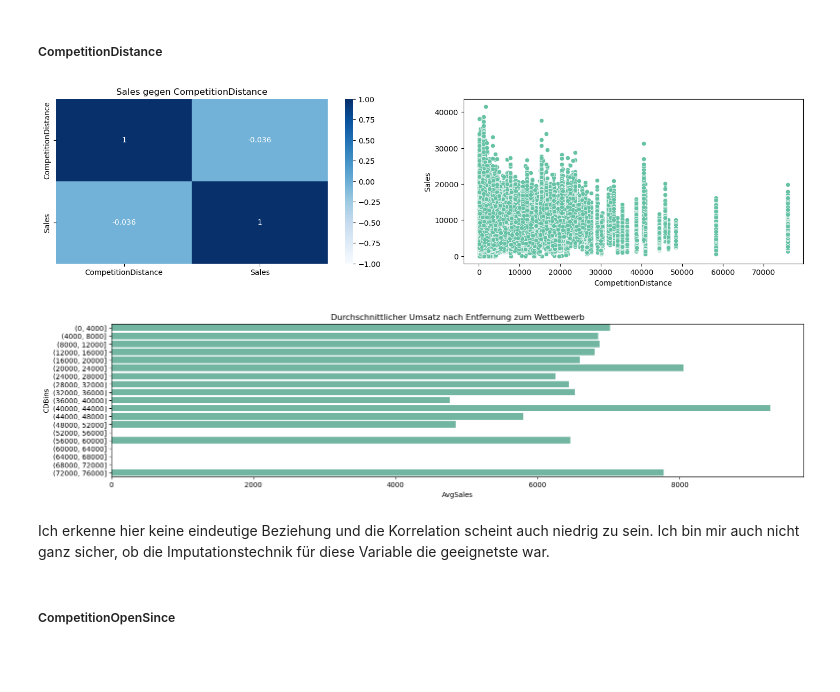
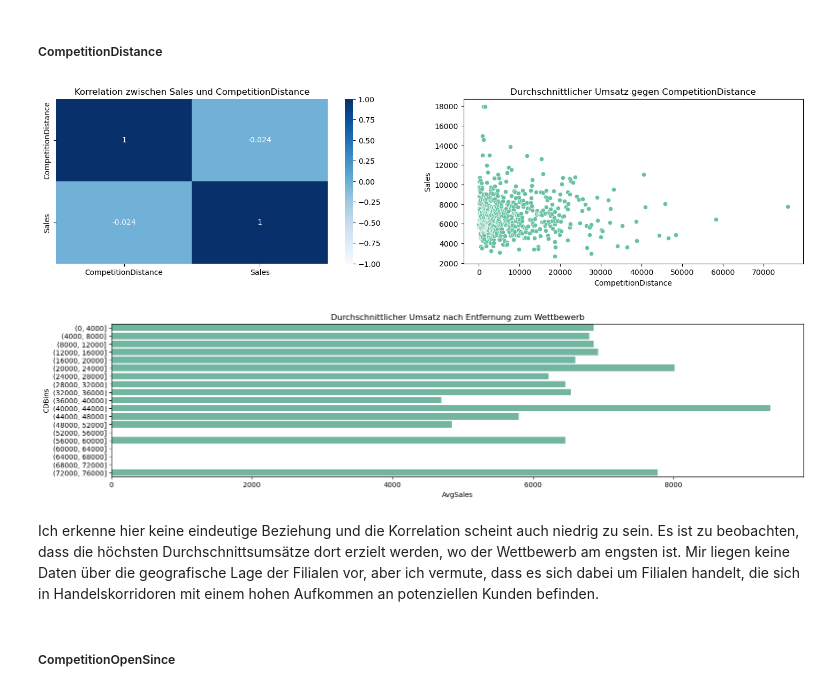
Before and after one commit to xaviermondragon/rossmann, a Jupyter notebook: notebooks/sales_stores_eda.ipynb, the cells around one changed output. Saved outputs shown, nothing was run; the diff lists cells and outputs as text; code cells hidden in the pictures; blank space fills up the shorter version.

```diff
--- a/notebooks/sales_stores_eda.ipynb
+++ b/notebooks/sales_stores_eda.ipynb
@@ -144,17 +144,17 @@ Filialen mit Sortiment von Typ `b` ("extra") haben im Durchschnitt einen größe
 # %%
 plt.rcParams["figure.figsize"] = (18,4)
 
-comp_dist = sales_stores_df[['CompetitionDistance','Sales']]
+comp_dist = sales_stores_df[['CompetitionDistance','Sales']].groupby('CompetitionDistance').mean().reset_index()
 
 plt.subplot(1, 2, 1)
 plt.title ("Korrelation zwischen Sales und CompetitionDistance")
 sns.heatmap(comp_dist[['CompetitionDistance','Sales']].corr(method = 'pearson'), annot = True, cmap = 'Blues', vmin = -1, vmax = 1)
 
-plt.title("Sales gegen CompetitionDistance");
 plt.subplot(1, 2, 2)
+plt.title("Durchschnittlicher Umsatz gegen CompetitionDistance");
 sns.scatterplot(x='CompetitionDistance', y='Sales', data=comp_dist);
 # %% [output]
-[figure, old version]
+[figure, new version]
 # %%
 bins = list(np.arange(0,80000, 4000))
 comp_dist['CDBins'] = pd.cut(comp_dist['CompetitionDistance'], bins = bins)
@@ -164,9 +164,9 @@ comp_dist_avg['AvgSales'] = comp_dist_avg['Sales'] / comp_dist_avg['CompetitionD
 plt.title ('Durchschnittlicher Umsatz nach Entfernung zum Wettbewerb')
 sns.barplot(y = 'CDBins', x = 'AvgSales', data = comp_dist_avg);
 # %% [output]
-[figure, old version]
+[figure, new version]
 # %% [markdown]
-Ich erkenne hier keine eindeutige Beziehung und die Korrelation scheint auch niedrig zu sein. Ich bin mir auch nicht ganz sicher, ob die Imputationstechnik für diese Variable die geeignetste war.
+Ich erkenne hier keine eindeutige Beziehung und die Korrelation scheint auch niedrig zu sein. Es ist zu beobachten, dass die höchsten Durchschnittsumsätze dort erzielt werden, wo der Wettbewerb am engsten ist. Mir liegen keine Daten über die geografische Lage der Filialen vor, aber ich vermute, dass es sich dabei um Filialen handelt, die sich in Handelskorridoren mit einem hohen Aufkommen an potenziellen Kunden befinden.
 # %% [markdown]
 ##### CompetitionOpenSince
 # %% [markdown]
```
Also changed, not shown: parts of 8 cells of this notebook.
